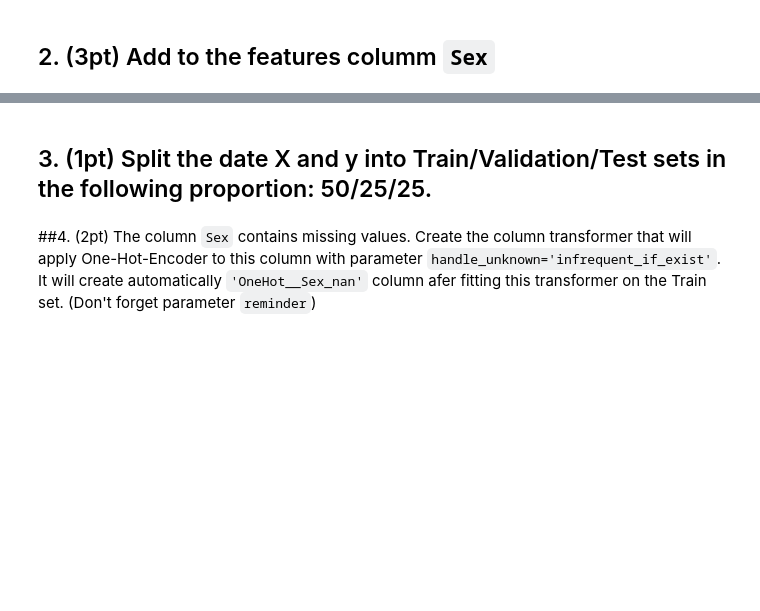
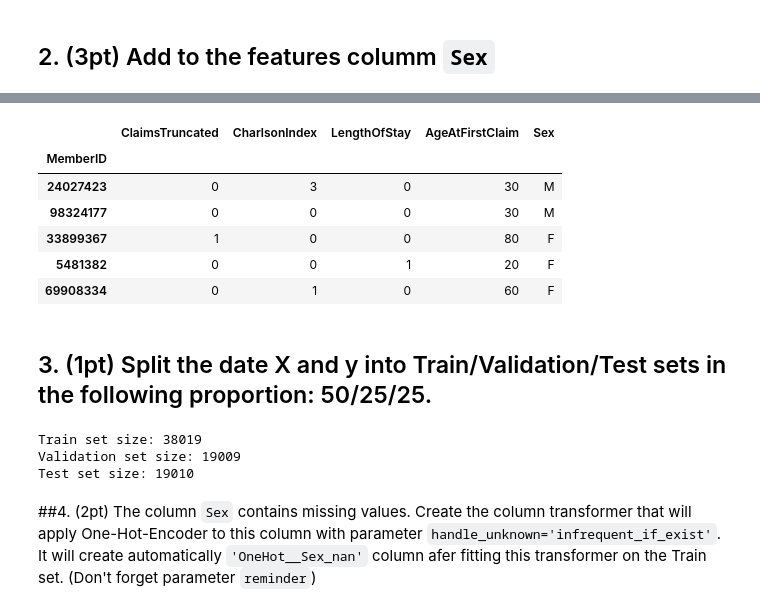
Before and after one commit to Nick-Azzarano/Machine-Learning-Practice, a Jupyter notebook: Spring2025/Homeworks/HW5.ipynb, the cells around one changed output, grey strips where cells are left out. Cells and saved outputs as stored; diff of their text form; code cells hidden in the pictures; blank space fills up the shorter version.

```diff
--- a/Spring2025/Homeworks/HW5.ipynb
+++ b/Spring2025/Homeworks/HW5.ipynb
@@ -87,7 +208,36 @@ X.head()
+# %%
+# Add the feature Sex from the Members data (m) to the feature matrix X on the correct MemberID
+X = X.join(m.Sex)
+X.head()
+# %% [output]
+|  | ClaimsTruncated | CharlsonIndex | LengthOfStay | AgeAtFirstClaim | Sex |
+| MemberID |  |  |  |  |  |
+| 24027423 | 0 | 3 | 0 | 30 | M |
+| 98324177 | 0 | 0 | 0 | 30 | M |
+| 33899367 | 1 | 0 | 0 | 80 | F |
+| 5481382 | 0 | 0 | 1 | 20 | F |
+| 69908334 | 0 | 1 | 0 | 60 | F |
 # %% [markdown]
 ## 3. (1pt) Split the date X and y into Train/Validation/Test sets in the following proportion: 50/25/25.
 # %%
 from sklearn.model_selection import train_test_split
+# %%
+# Split the date X and y into Train/Validation/Test sets in the following proportion: 50/25/25.
+from sklearn.model_selection import train_test_split
+
+# Assume X and y are your features and labels
+X_train, X_temp, y_train, y_temp = train_test_split(X, y, test_size=0.5, random_state=42)  # First split (50% train, 50% temp)
+
+# Split the temporary set into validation and test sets (each 25%)
+X_val, X_test, y_val, y_test = train_test_split(X_temp, y_temp, test_size=0.5, random_state=42)
+
+print("Train set size:", len(X_train))
+print("Validation set size:", len(X_val))
+print("Test set size:", len(X_test))
+# %% [output]
+Train set size: 38019
+Validation set size: 19009
+Test set size: 19010
 # %% [markdown]
 ##4. (2pt) The column `Sex` contains missing values. Create the column transformer that will apply One-Hot-Encoder to this column with parameter `handle_unknown='infrequent_if_exist'`. It will create automatically `'OneHot__Sex_nan'` column afer fitting this transformer on the Train set. (Don't forget parameter `reminder`)
 # %%
```
Also changed, not shown: parts of 16 cells of this notebook.
